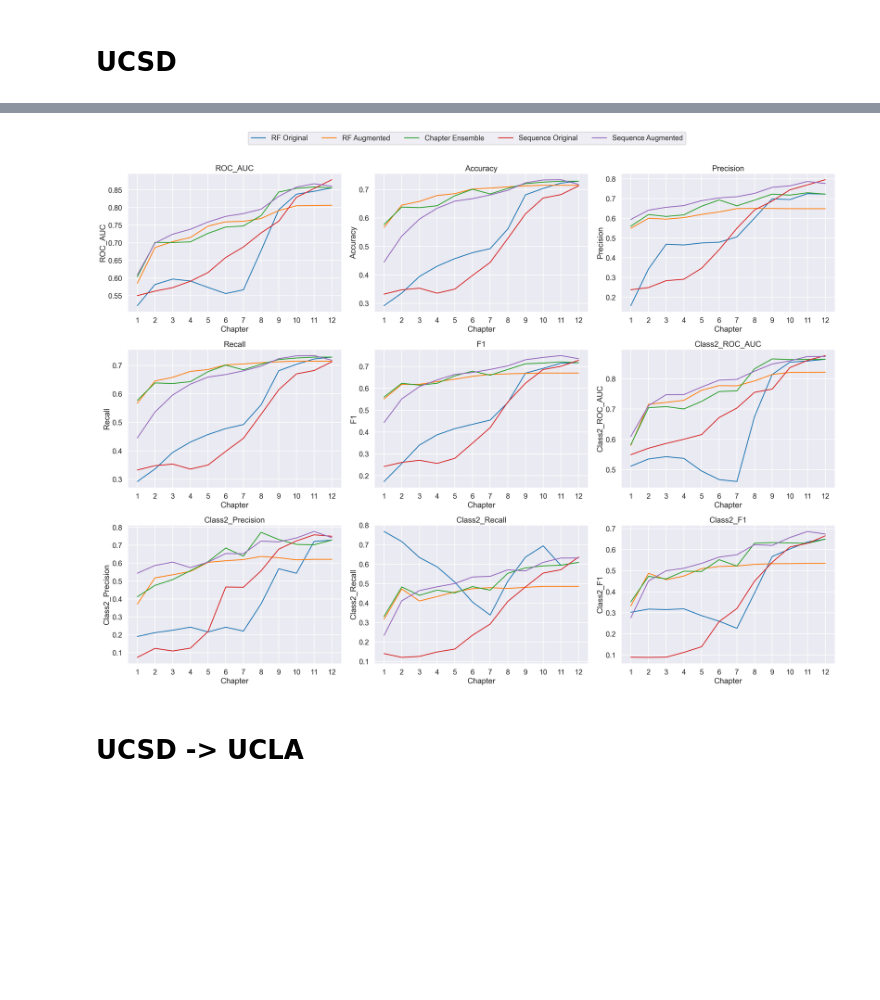
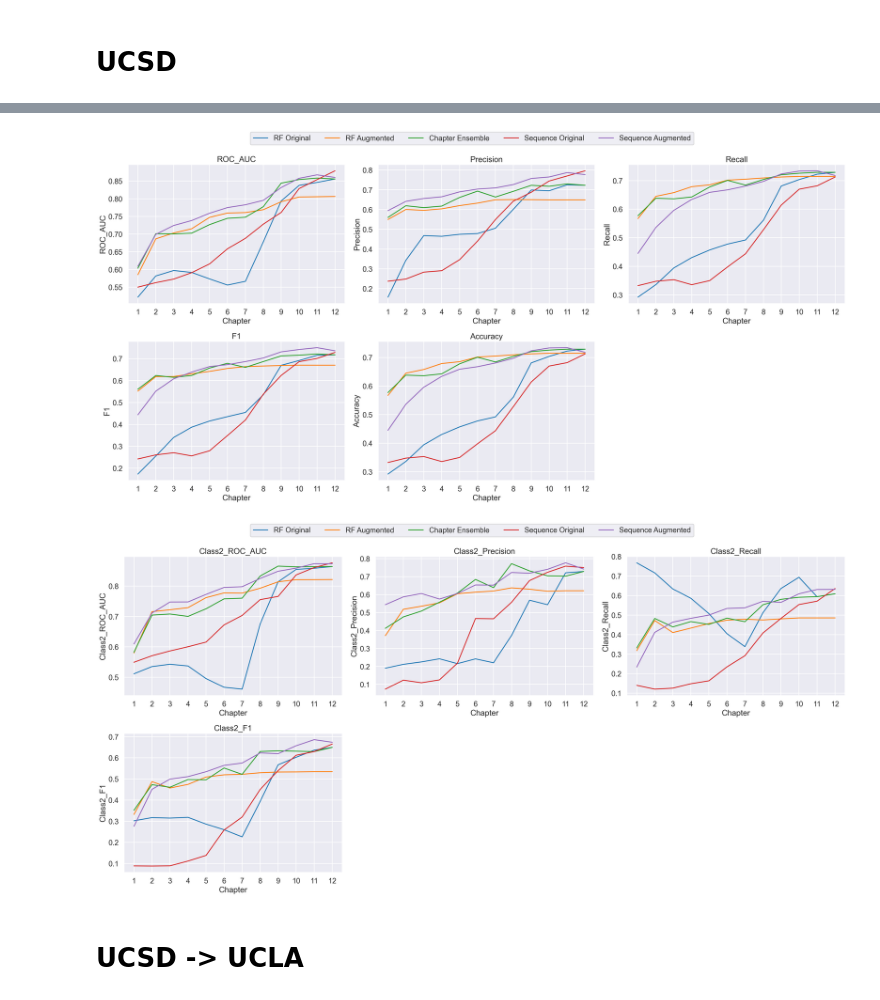
Before and after one commit to 4lic3X/early_prediction, a Jupyter notebook: prediction_v6/plots.ipynb, the cells around one changed output, grey strips where cells are left out. Drawn from its saved outputs; the diff is of its cells as text; code cells hidden in the pictures; blank space fills up the shorter version.

Commit message:
update plots

```diff
--- a/prediction_v6/plots.ipynb
+++ b/prediction_v6/plots.ipynb
@@ -19,9 +19,26 @@ ucsd_data.head()
 # %%
 import utils
 
-utils.plot_metrics_subplots(ucsd_data, limit_y=False)
+utils.plot_metrics_subplots(
+    ucsd_data,
+    limit_y=False,
+    metrics_to_plot=["ROC_AUC", "Precision", "Recall", "F1", "Accuracy"],
+)
 # %% [output]
-[figure, old version]
+[figure, new version]
+# %%
+utils.plot_metrics_subplots(
+    ucsd_data,
+    limit_y=False,
+    metrics_to_plot=[
+        "Class2_ROC_AUC",
+        "Class2_Precision",
+        "Class2_Recall",
+        "Class2_F1",
+    ],
+)
+# %% [output]
+[figure, added]
 # %% [markdown]
 # UCSD -> UCLA
 # %%
```
Also changed, not shown: parts of 2 cells of this notebook, 1 other file.
